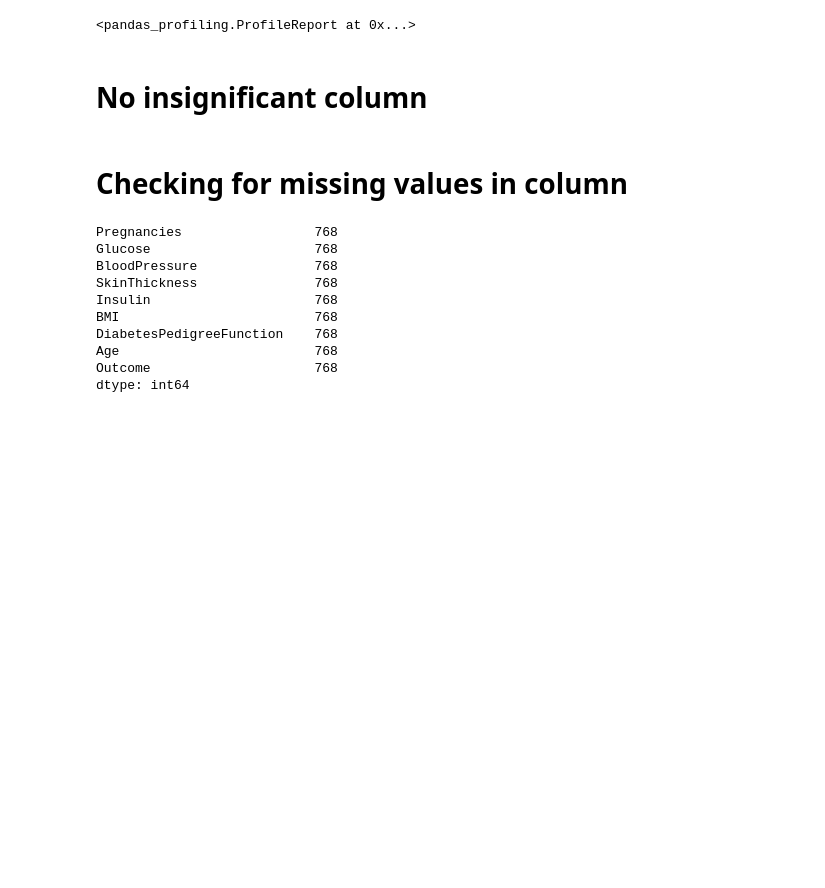
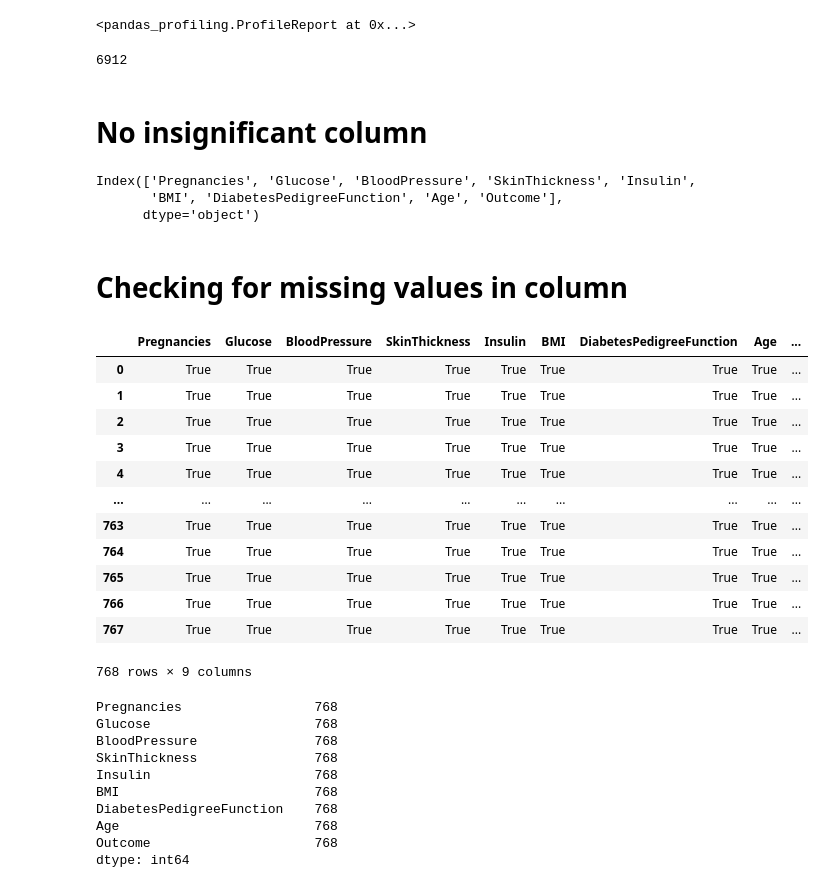
Before and after one commit to ak780/Classification-Of-Diabetic-Patients, a Jupyter notebook: Assignment/Assignment3.ipynb, the cells around one changed output. Drawn from its saved outputs; the diff is of its cells as text; code cells hidden in the pictures; blank space fills up the shorter version.

```diff
--- a/Assignment/Assignment3.ipynb
+++ b/Assignment/Assignment3.ipynb
@@ -18,10 +18,36 @@ data = pd.read_csv(r'C:\Users\akayu\OneDrive\Desktop\diabetes.csv')
 pp.ProfileReport(data)
 # %% [output]
 <pandas_profiling.ProfileReport at 0x...>
+# %%
+data.size
+# %% [output]
+6912
 # %% [markdown]
 # No insignificant column
+# %%
+data.columns
+# %% [output]
+Index(['Pregnancies', 'Glucose', 'BloodPressure', 'SkinThickness', 'Insulin',
+       'BMI', 'DiabetesPedigreeFunction', 'Age', 'Outcome'],
+      dtype='object')
 # %% [markdown]
 # Checking for missing values in column
+# %%
+data.notnull()
+# %% [output]
+|  | Pregnancies | Glucose | BloodPressure | SkinThickness | Insulin | BMI | DiabetesPedigreeFunction | Age | ... |
+| 0 | True | True | True | True | True | True | True | True | ... |
+| 1 | True | True | True | True | True | True | True | True | ... |
+| 2 | True | True | True | True | True | True | True | True | ... |
+| 3 | True | True | True | True | True | True | True | True | ... |
+| 4 | True | True | True | True | True | True | True | True | ... |
+| ... | ... | ... | ... | ... | ... | ... | ... | ... | ... |
+| 763 | True | True | True | True | True | True | True | True | ... |
+| 764 | True | True | True | True | True | True | True | True | ... |
+| 765 | True | True | True | True | True | True | True | True | ... |
+| 766 | True | True | True | True | True | True | True | True | ... |
+| 767 | True | True | True | True | True | True | True | True | ... |
+768 rows × 9 columns
 # %%
 data.notnull().sum()
 # %% [output]
```
Also changed, not shown: parts of 1 cell of this notebook.
